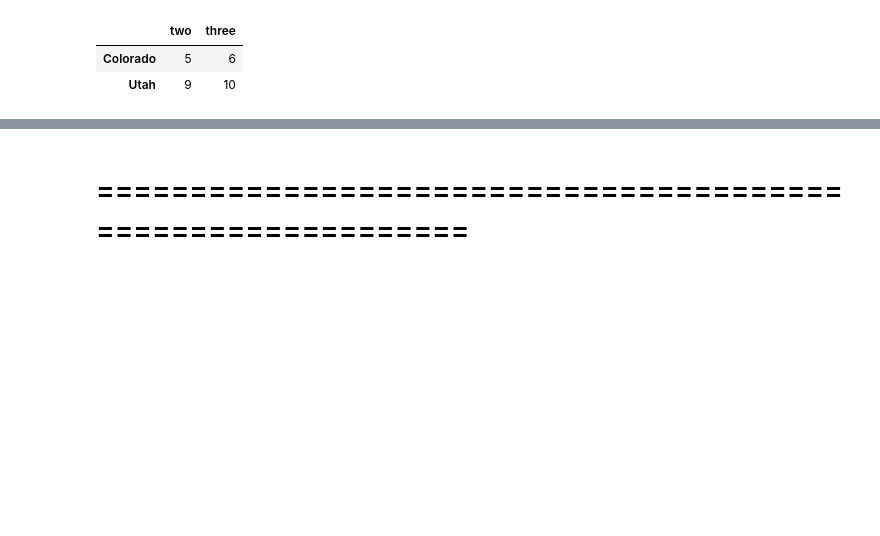
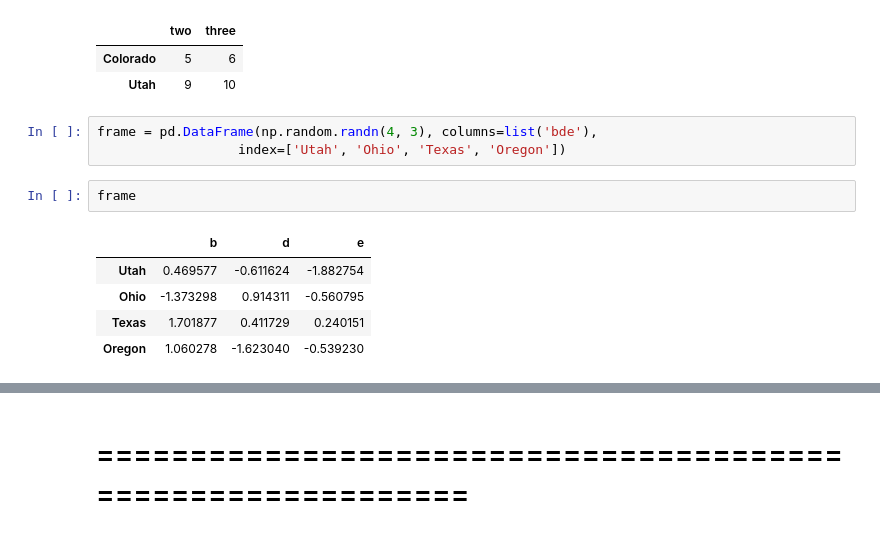
Before and after one commit to ruslanmasinjila/Applied_Data_Science_With_Python, a Jupyter notebook: Books/Python For Data Analysis/Chapter 5/chapter5.ipynb, the cells around one changed output, grey strips where cells are left out. Drawn from its saved outputs; the diff is of its cells as text; blank space fills up the shorter version.

```diff
--- a/Books/Python For Data Analysis/Chapter 5/chapter5.ipynb
+++ b/Books/Python For Data Analysis/Chapter 5/chapter5.ipynb
@@ -556,3 +556,14 @@ data.loc[['Colorado','Utah'],['two','three']]
 |  | two | three |
 | Colorado | 5 | 6 |
 | Utah | 9 | 10 |
+# %%
+frame = pd.DataFrame(np.random.randn(4, 3), columns=list('bde'),
+                  index=['Utah', 'Ohio', 'Texas', 'Oregon'])
+# %%
+frame
+# %% [output]
+|  | b | d | e |
+| Utah | 0.469577 | -0.611624 | -1.882754 |
+| Ohio | -1.373298 | 0.914311 | -0.560795 |
+| Texas | 1.701877 | 0.411729 | 0.240151 |
+| Oregon | 1.060278 | -1.623040 | -0.539230 |
```
Also changed, not shown: parts of 13 cells of this notebook.
